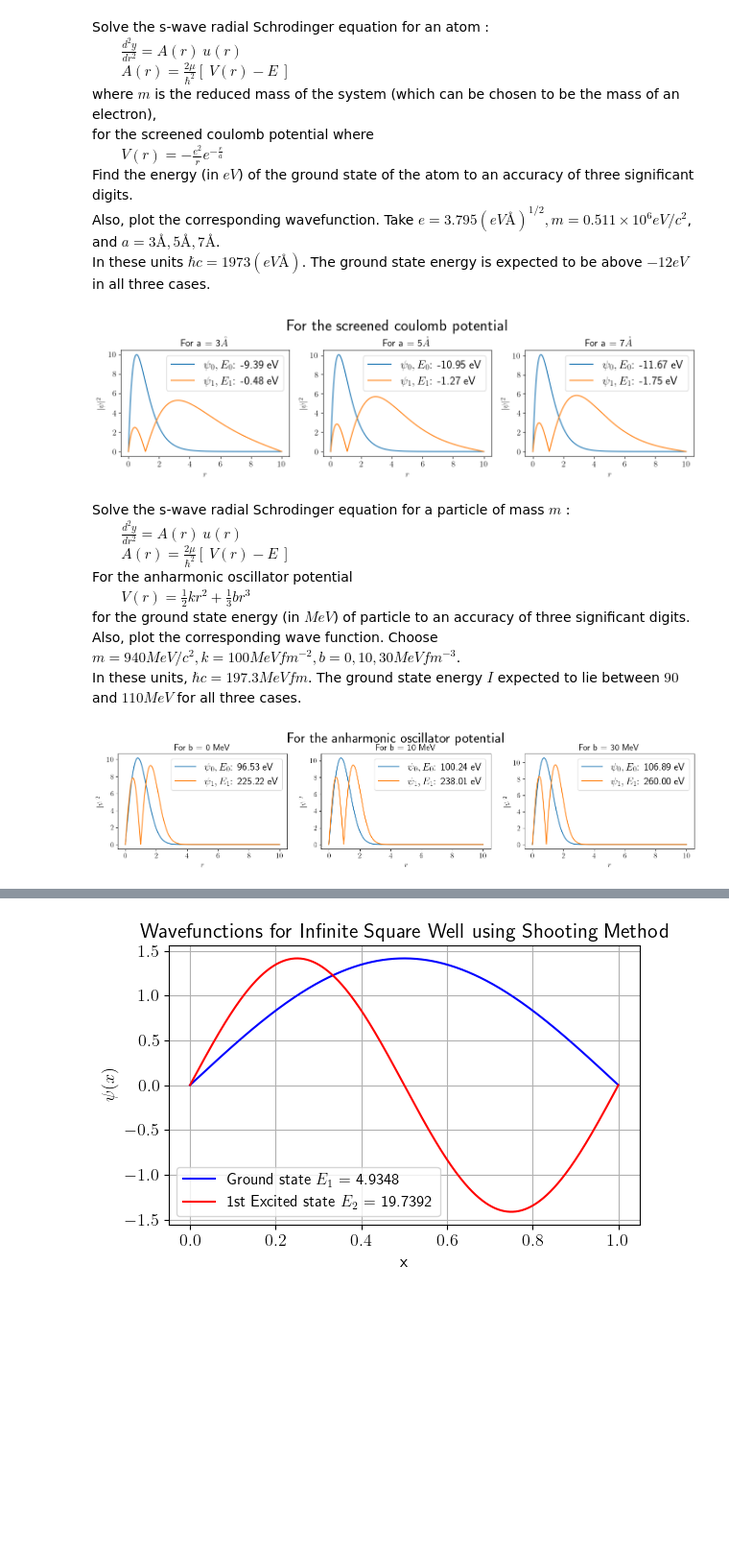
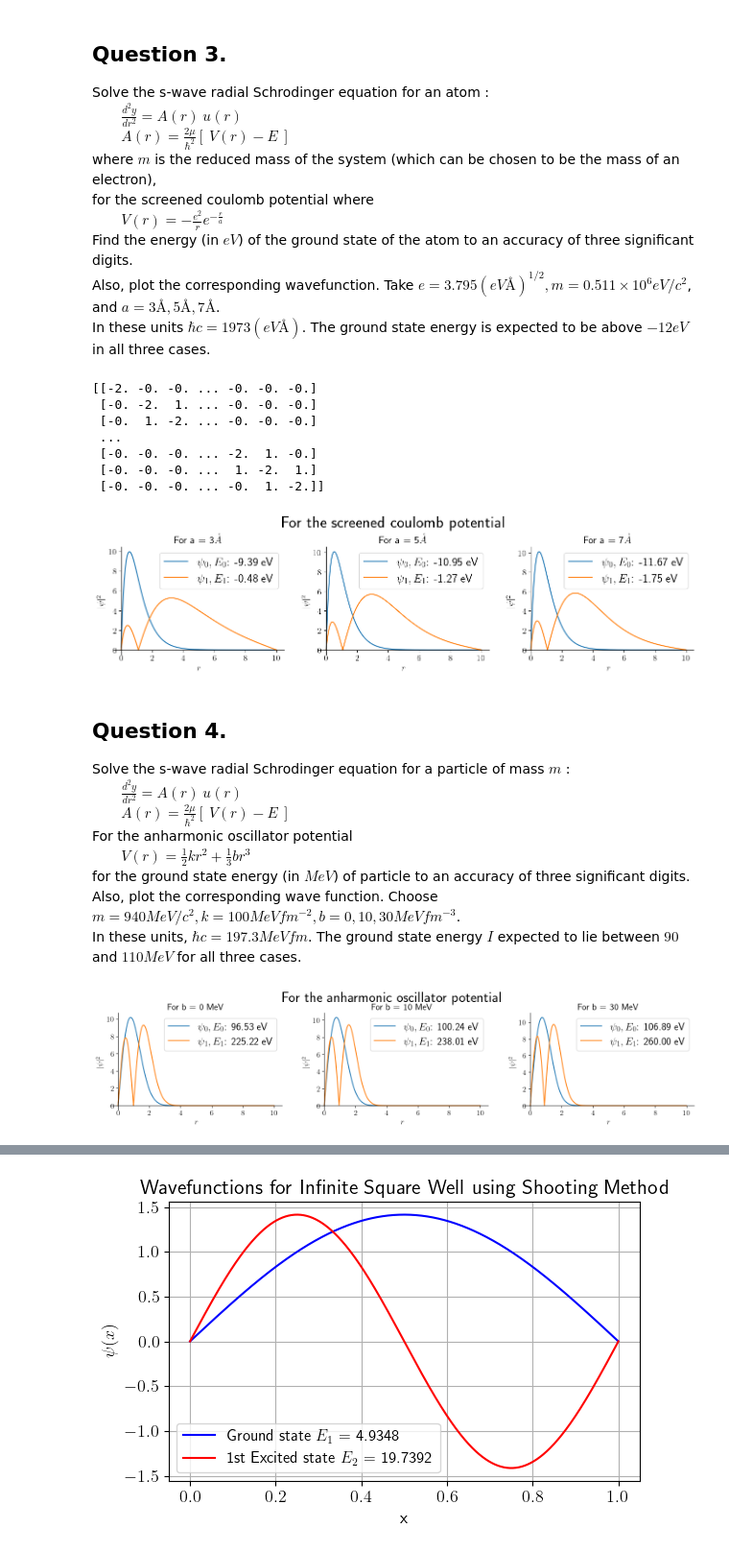
Before and after one commit to Chaks1603/Python-Assignments, a Jupyter notebook: Physics B.Sc/Quantum Mechnics . Solve the s-wave Schrodinger equation .ipynb, the cells around one changed output, grey strips where cells are left out. Shown at 96% size. Saved outputs shown, nothing was run; the diff lists cells and outputs as text; code cells hidden in the pictures; blank space fills up the shorter version.

```diff
--- a/Physics B.Sc/Quantum Mechnics . Solve the s-wave Schrodinger equation .ipynb
+++ b/Physics B.Sc/Quantum Mechnics . Solve the s-wave Schrodinger equation .ipynb
@@ -135 +163,25 @@ Invalid bracket for odd solution: (-3, -1)
+# %%
+def customize_axes(ax):
+    # Hide top/right spines
+    ax.spines['right'].set_color('none')
+    ax.spines['top'].set_color('none')
+
+    # Get current axis limits
+    xlim = ax.get_xlim()
+    ylim = ax.get_ylim()
+
+    # X-axis placement: at y=0 if 0 is inside ylim, else at bottom
+    if ylim[0] < 0 < ylim[1]:
+        ax.spines['bottom'].set_position(('data', 0))
+    else:
+        ax.spines['bottom'].set_position(('outward', 0))
+
+    # Y-axis placement: at x=0 if 0 is inside xlim, else at left
+    if xlim[0] < 0 < xlim[1]:
+        ax.spines['left'].set_position(('data', 0))
+    else:
+        ax.spines['left'].set_position(('outward', 0))
+
+    ax.xaxis.set_ticks_position('bottom')
+    ax.yaxis.set_ticks_position('left')
 # %% [markdown]
@@ -192,4 +256,5 @@ plt.show()
 # %% [markdown]
+## Question 3.
 Solve the s-wave radial Schrodinger equation for an atom :
 $ \qquad \displaystyle{\frac{d^2 y}{dr^2}= A(r)\ u(r)}$
 $ \qquad \displaystyle{A(r)=\frac{2\mu}{\hbar^2}\left[\ V(r)-E \ \right]  }$
@@ -203,42 +268,53 @@ In these units $\hbar c = 1973 (eVÅ)$. The ground state energy is expected to b
 h = 1973
 m = 0.511e6
 e = 3.795
 a = [ 3, 5, 7]
 
 r_min = 1e-12
 r_max = 10
 n = 1000
 r = np.linspace(r_min, r_max, n)
 dr = r[2] - r[1]
 
 def V(r,n,a):
     V = np.zeros((n, n))
     for i in range(1,n):
         V[i, i] = (-e**2/r[i])*np.exp(-r[i]/a)
     return V
 
 A = -2*np.eye(n,n)
 for i in range(1,n-1):
     A[i, i+1]=1
     A[i+1, i]=1
 
+print(A, '\n')
+
 fig = plt.figure(figsize=(16,3))
 fig.suptitle('For the screened coulomb potential',y=1.1, fontsize = 25)
 for j in range(len(a)):
     H = (-(h**2)/ (2 * m * dr**2)) * A + V(r,n,a[j])
     E, U= np.linalg.eigh(H)
     U = U/dr
-    plt.subplot(1,3,j+1)
-    plt.plot(r,abs(U[:,0]), label=r'$\psi_0,E_0$'+f': { E[0]:.2f} eV')
-    plt.plot(r,abs(U[:,1]), label=r'$\psi_1,E_1$'+f': { E[1]:.2f} eV')
-    plt.title(f'For a = {a[j]}'+r'$\mathring{A}$')
-    plt.ylabel(r'$|\psi|^2$')
-    plt.xlabel(r'$r$')
-    plt.legend()
+    ax=plt.subplot(1,3,j+1)
+    ax.plot(r,abs(U[:,0]), label=r'$\psi_0,E_0$'+f': { E[0]:.2f} eV')
+    ax.plot(r,abs(U[:,1]), label=r'$\psi_1,E_1$'+f': { E[1]:.2f} eV')
+    ax.set_title(f'For a = {a[j]}'+r'$\mathring{A}$')
+    ax.set_ylabel(r'$|\psi|^2$')
+    ax.set_xlabel(r'$r$')
+    ax.legend()
+    customize_axes(ax)
 plt.show()
 # %% [output]
+[[-2. -0. -0. ... -0. -0. -0.]
+ [-0. -2.  1. ... -0. -0. -0.]
+ [-0.  1. -2. ... -0. -0. -0.]
+ ...
+ [-0. -0. -0. ... -2.  1. -0.]
+ [-0. -0. -0. ...  1. -2.  1.]
+ [-0. -0. -0. ... -0.  1. -2.]]
-[figure, old version]
+[figure, new version]
 # %% [markdown]
+## Question 4.
 Solve the s-wave radial Schrodinger equation for a particle of mass $m$ :
 $ \qquad \displaystyle{\frac{d^2 y}{dr^2}= A(r)\ u(r)}$
 $ \qquad \displaystyle{A(r)=\frac{2\mu}{\hbar^2}\left[\ V(r)-E \ \right]  }$
@@ -270,20 +346,24 @@ for i in range(1,n-1):
     A[i, i+1]=1
     A[i+1, i]=1
 
+#print(A)
+
 fig = plt.figure(figsize=(18,3))
 fig.suptitle('For the anharmonic oscillator potential',y=1.05, fontsize = 25)
 for j in range(len(b)):
     H = (-(h**2) / (2 * m * dr**2)) * A + V(r,n,b[j],k)
     E, U= np.linalg.eigh(H)
     U = U/dr
-    plt.subplot(1,3,j+1)
-    plt.plot(r,abs(U[:,0]), label=r'$\psi_0,E_0$'+f': { E[0]:.2f} eV')
-    plt.plot(r,abs(U[:,1]), label=r'$\psi_1,E_1$'+f': { E[1]:.2f} eV')
-    plt.ylabel(r'$|\psi|^2$')
-    plt.xlabel(r'$r$')
-    plt.title(f'For b = {b[j]} MeV')
-    plt.legend()
+
+    ax=plt.subplot(1,3,j+1)
+    ax.plot(r,abs(U[:,0]), label=r'$\psi_0,E_0$'+f': { E[0]:.2f} eV')
+    ax.plot(r,abs(U[:,1]), label=r'$\psi_1,E_1$'+f': { E[1]:.2f} eV')
+    ax.set_ylabel(r'$|\psi|^2$')
+    ax.set_xlabel(r'$r$')
+    ax.set_title(f'For b = {b[j]} MeV')
+    ax.legend()
+    customize_axes(ax)
 plt.show()
 # %% [output]
-[figure, old version]
+[figure, new version]
 # %% [markdown]
```
Also changed, not shown: parts of 17 cells of this notebook.
